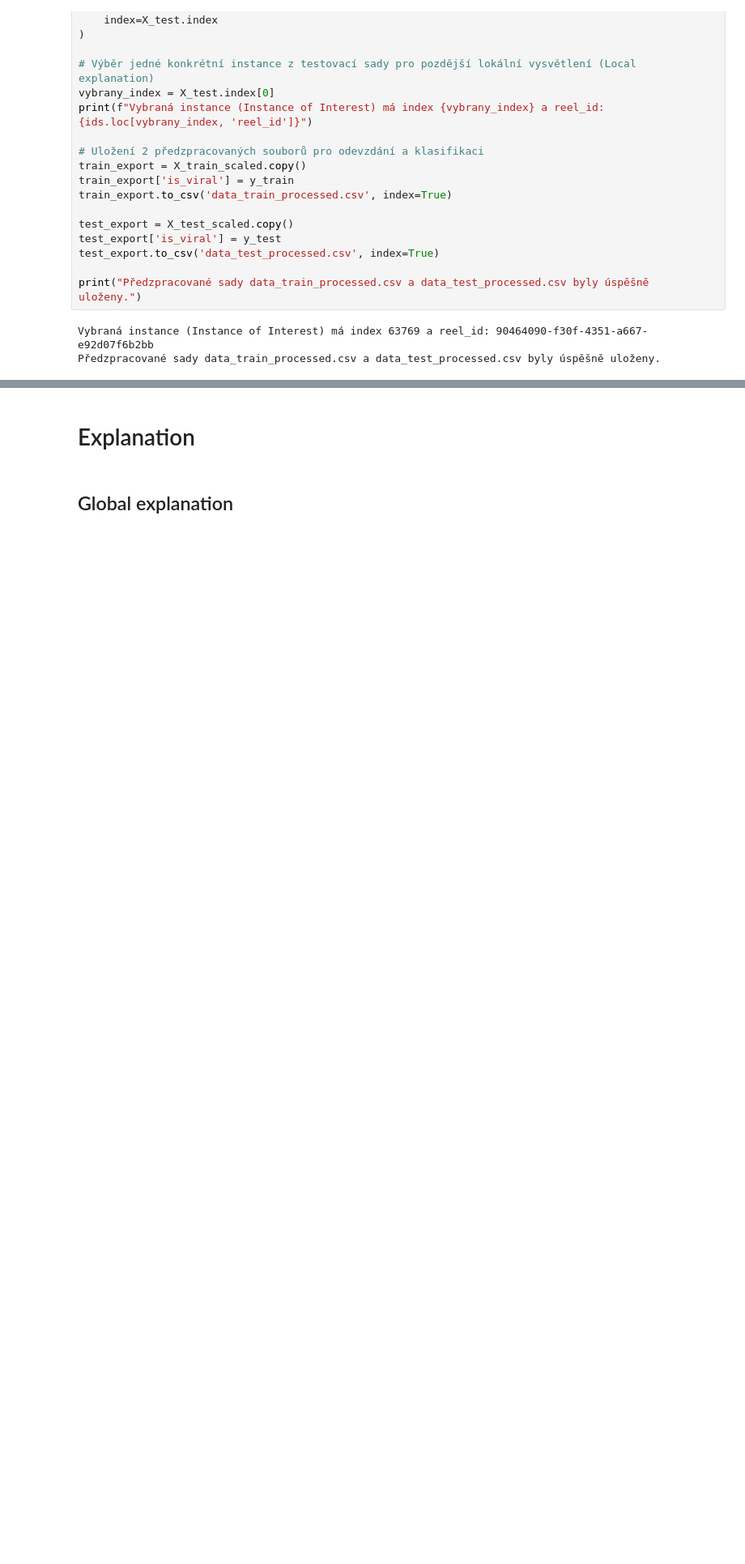
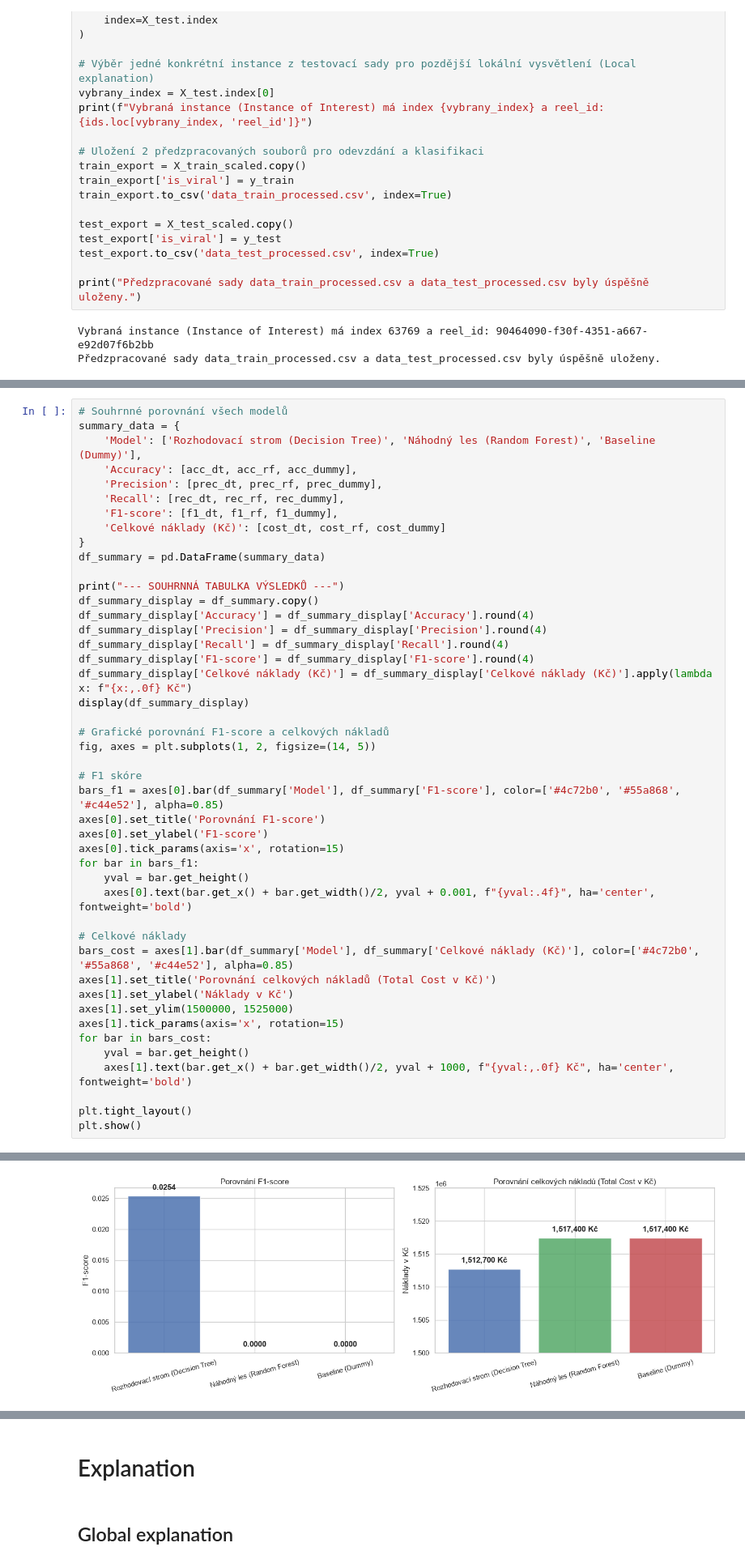
Before and after one commit to wclementi/ZIZ_Seminarka, a Jupyter notebook: template-coursework-classification.ipynb, the cells around one changed output, grey strips where cells are left out. Shown at 81% size. Drawn from its saved outputs; the diff is of its cells as text; blank space fills up the shorter version.

```diff
--- a/template-coursework-classification.ipynb
+++ b/template-coursework-classification.ipynb
@@ -352,0 +605,46 @@ Předzpracované sady data_train_processed.csv a data_test_processed.csv byly ú
+# %%
+# Souhrnné porovnání všech modelů
+summary_data = {
+    'Model': ['Rozhodovací strom (Decision Tree)', 'Náhodný les (Random Forest)', 'Baseline (Dummy)'],
+    'Accuracy': [acc_dt, acc_rf, acc_dummy],
+    'Precision': [prec_dt, prec_rf, prec_dummy],
+    'Recall': [rec_dt, rec_rf, rec_dummy],
+    'F1-score': [f1_dt, f1_rf, f1_dummy],
+    'Celkové náklady (Kč)': [cost_dt, cost_rf, cost_dummy]
+}
+df_summary = pd.DataFrame(summary_data)
+
+print("--- SOUHRNNÁ TABULKA VÝSLEDKŮ ---")
+df_summary_display = df_summary.copy()
+df_summary_display['Accuracy'] = df_summary_display['Accuracy'].round(4)
+df_summary_display['Precision'] = df_summary_display['Precision'].round(4)
+df_summary_display['Recall'] = df_summary_display['Recall'].round(4)
+df_summary_display['F1-score'] = df_summary_display['F1-score'].round(4)
+df_summary_display['Celkové náklady (Kč)'] = df_summary_display['Celkové náklady (Kč)'].apply(lambda x: f"{x:,.0f} Kč")
+display(df_summary_display)
+
+# Grafické porovnání F1-score a celkových nákladů
+fig, axes = plt.subplots(1, 2, figsize=(14, 5))
+
+# F1 skóre
+bars_f1 = axes[0].bar(df_summary['Model'], df_summary['F1-score'], color=['#4c72b0', '#55a868', '#c44e52'], alpha=0.85)
+axes[0].set_title('Porovnání F1-score')
+axes[0].set_ylabel('F1-score')
+axes[0].tick_params(axis='x', rotation=15)
+for bar in bars_f1:
+    yval = bar.get_height()
+    axes[0].text(bar.get_x() + bar.get_width()/2, yval + 0.001, f"{yval:.4f}", ha='center', fontweight='bold')
+
+# Celkové náklady
+bars_cost = axes[1].bar(df_summary['Model'], df_summary['Celkové náklady (Kč)'], color=['#4c72b0', '#55a868', '#c44e52'], alpha=0.85)
+axes[1].set_title('Porovnání celkových nákladů (Total Cost v Kč)')
+axes[1].set_ylabel('Náklady v Kč')
+axes[1].set_ylim(1500000, 1525000)
+axes[1].tick_params(axis='x', rotation=15)
+for bar in bars_cost:
+    yval = bar.get_height()
+    axes[1].text(bar.get_x() + bar.get_width()/2, yval + 1000, f"{yval:,.0f} Kč", ha='center', fontweight='bold')
+
+plt.tight_layout()
+plt.show()
+# %% [output]
@@ -352,0 +656 @@ Předzpracované sady data_train_processed.csv a data_test_processed.csv byly ú
+[figure, added]
```
Also changed, not shown: parts of 39 cells of this notebook.
